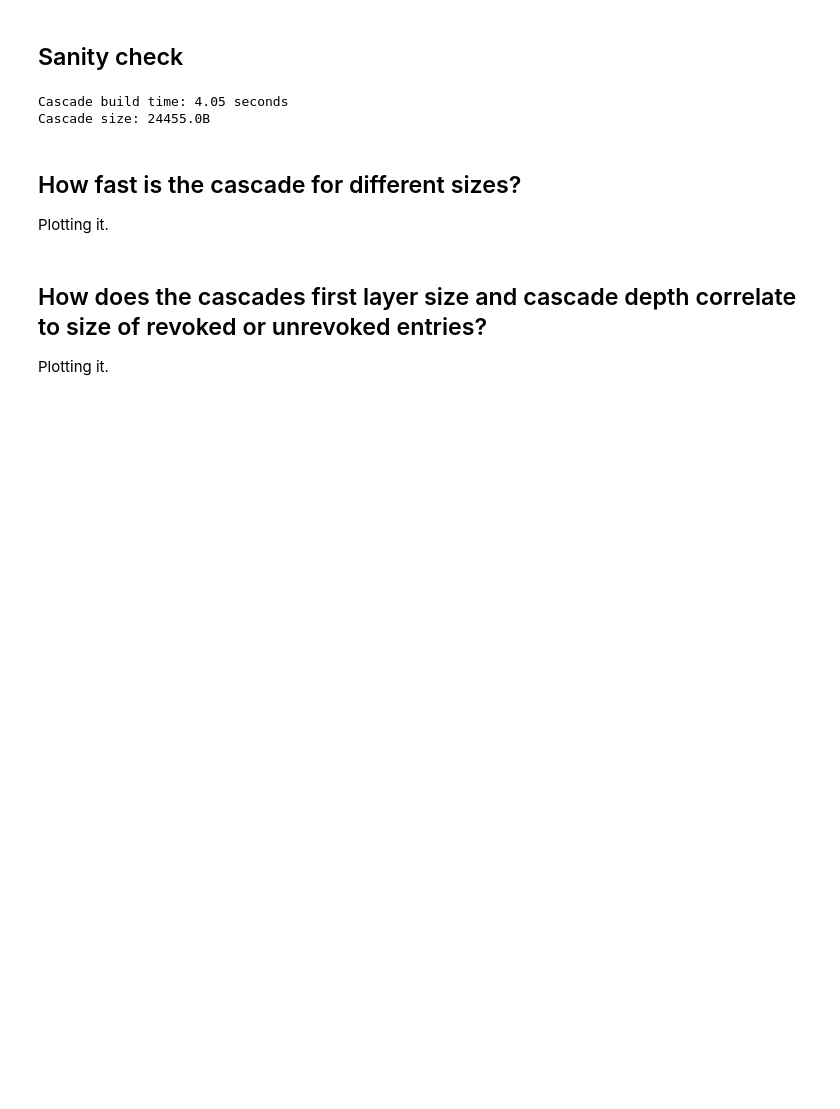
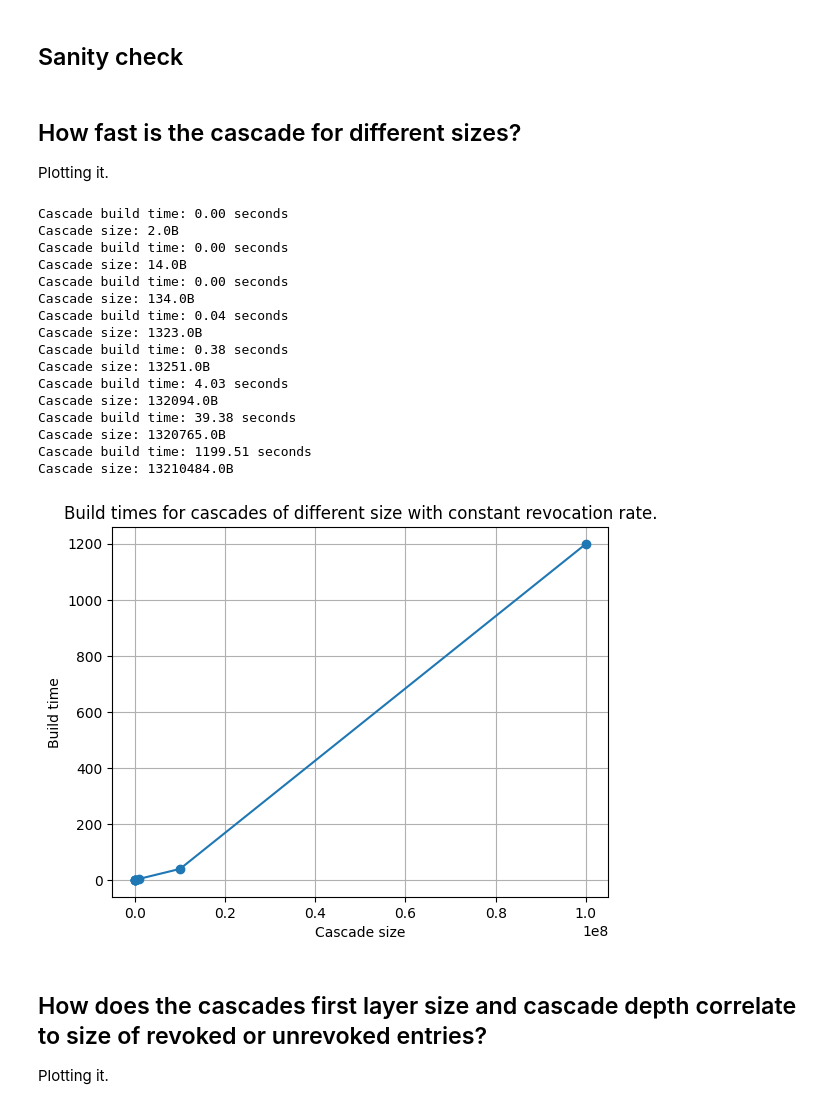
Before and after one commit to flhps/crset-empirical-experiments, a Jupyter notebook: amqStatusList.ipynb, the cells around one changed output. Drawn from its saved outputs; the diff is of its cells as text; code cells hidden in the pictures; blank space fills up the shorter version.

```diff
--- a/amqStatusList.ipynb
+++ b/amqStatusList.ipynb
@@ -62,27 +63,66 @@ def plot_data(x_series, y_series, x_label, y_label, label):
 # %% [markdown]
 ## Sanity check
 # %%
-positives = []
-for i in range(10_000):
-    positives.append(uuid.uuid4())
-negatives = []
-for i in range(1_000_000):
-    negatives.append(uuid.uuid4())
-start_time = time.time()
-test_cascade = FilterCascade(positives, negatives)
-elapsed_time = time.time() - start_time
-print(f"Cascade build time: {elapsed_time:.2f} seconds")
-print(f"Cascade size: {test_cascade.size_in_bits()/8.0}B")
-for elem in negatives:
-    assert elem not in test_cascade
-for elem in positives:
-    assert elem in test_cascade
+def sanity_check():
+    positives = []
+    for i in range(10_000):
+        positives.append(uuid.uuid4())
+    negatives = []
+    for i in range(1_000_000):
+        negatives.append(uuid.uuid4())
+    start_time = time.time()
+    test_cascade = FilterCascade(positives, negatives)
+    elapsed_time = time.time() - start_time
+    print(f"Cascade build time: {elapsed_time:.2f} seconds")
+    print(f"Cascade size: {test_cascade.size_in_bits()/8.0}B")
+    for elem in negatives:
+        assert elem not in test_cascade
+    for elem in positives:
+        assert elem in test_cascade
-# %% [output]
-Cascade build time: 4.05 seconds
-Cascade size: 24455.0B
 # %% [markdown]
 ## How fast is the cascade for different sizes?
 Plotting it.
+# %%
+def time_log_cascade_sizes(start, end, revocation_rate):
+    n = start
+    sizes = []
+    times = []
+    while n <= end:
+        revoked = []
+        for i in range(math.floor(revocation_rate*n)):
+            revoked.append(uuid.uuid4())
+        valid = []
+        for i in range(math.floor((1.0-revocation_rate)*n)):
+            valid.append(uuid.uuid4())
+        start_time = time.time()
+        test_cascade = FilterCascade(revoked, valid)
+        elapsed_time = time.time() - start_time
+        sizes.append(n)
+        times.append(elapsed_time)
+        n = n*10
+        print(f"Cascade build time: {elapsed_time:.2f} seconds")
+        print(f"Cascade size: {test_cascade.size_in_bits()/8.0}B")
+    plot_data(sizes, times, "Cascade size", "Build time", "Build times for cascades of different size with constant revocation rate.")
+
+time_log_cascade_sizes(10, 100_000_000, 0.1)
+# %% [output]
+Cascade build time: 0.00 seconds
+Cascade size: 2.0B
+Cascade build time: 0.00 seconds
+Cascade size: 14.0B
+Cascade build time: 0.00 seconds
+Cascade size: 134.0B
+Cascade build time: 0.04 seconds
+Cascade size: 1323.0B
+Cascade build time: 0.38 seconds
+Cascade size: 13251.0B
+Cascade build time: 4.03 seconds
+Cascade size: 132094.0B
+Cascade build time: 39.38 seconds
+Cascade size: 1320765.0B
+Cascade build time: 1199.51 seconds
+Cascade size: 13210484.0B
+[figure, added]
 # %% [markdown]
 ## How does the cascades first layer size and cascade depth correlate to size of revoked or unrevoked entries?
 Plotting it.
```
Also changed, not shown: parts of 1 cell of this notebook.
